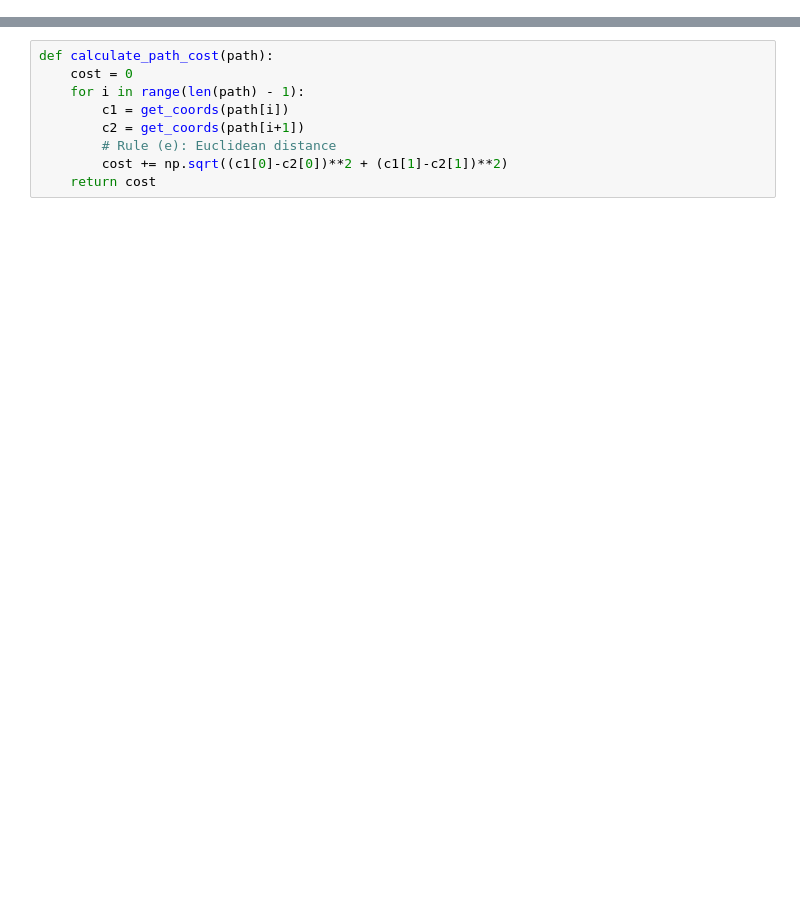
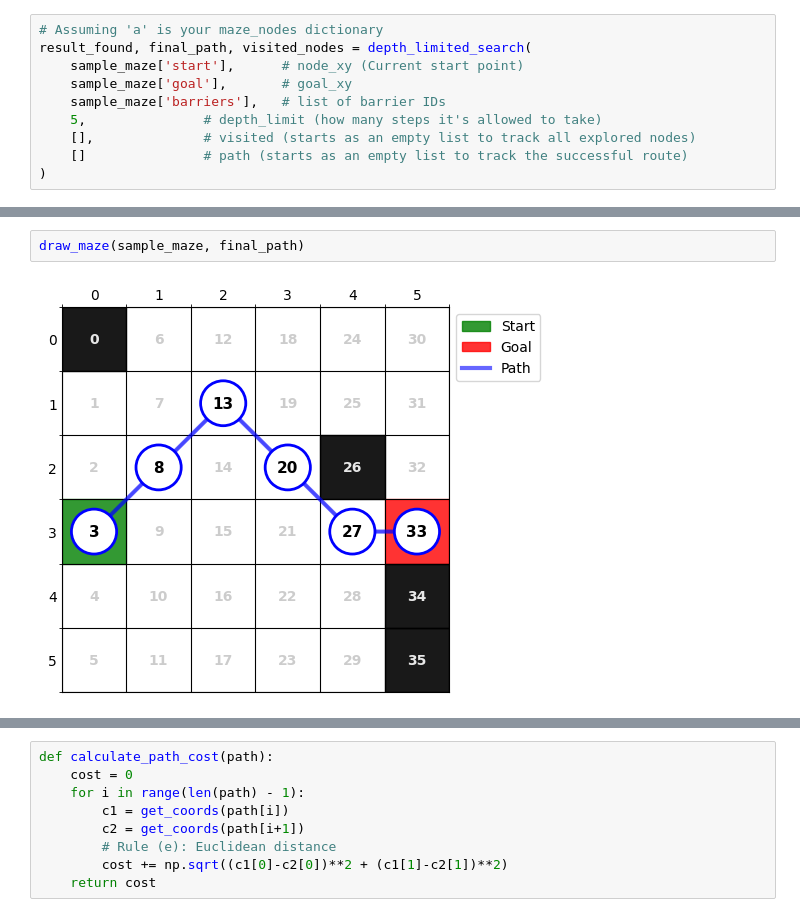
Before and after one commit to 2BerbyMarty2/search-algorithms-2026, a Jupyter notebook: Maze_Search_IDDFS.ipynb, the cells around one changed output, grey strips where cells are left out. Cells and saved outputs as stored; diff of their text form; blank space fills up the shorter version.

```diff
--- a/Maze_Search_IDDFS.ipynb
+++ b/Maze_Search_IDDFS.ipynb
@@ -159,0 +193,10 @@ def run_iddfs(maze_data):
+# %%
+# Assuming 'a' is your maze_nodes dictionary
+result_found, final_path, visited_nodes = depth_limited_search(
+    sample_maze['start'],      # node_xy (Current start point)
+    sample_maze['goal'],       # goal_xy
+    sample_maze['barriers'],   # list of barrier IDs
+    5,               # depth_limit (how many steps it's allowed to take)
+    [],              # visited (starts as an empty list to track all explored nodes)
+    []               # path (starts as an empty list to track the successful route)
+)
@@ -159,0 +211,4 @@ def run_iddfs(maze_data):
+# %%
+draw_maze(sample_maze, final_path)
+# %% [output]
+[figure, added]
```
Also changed, not shown: parts of 24 cells of this notebook.
